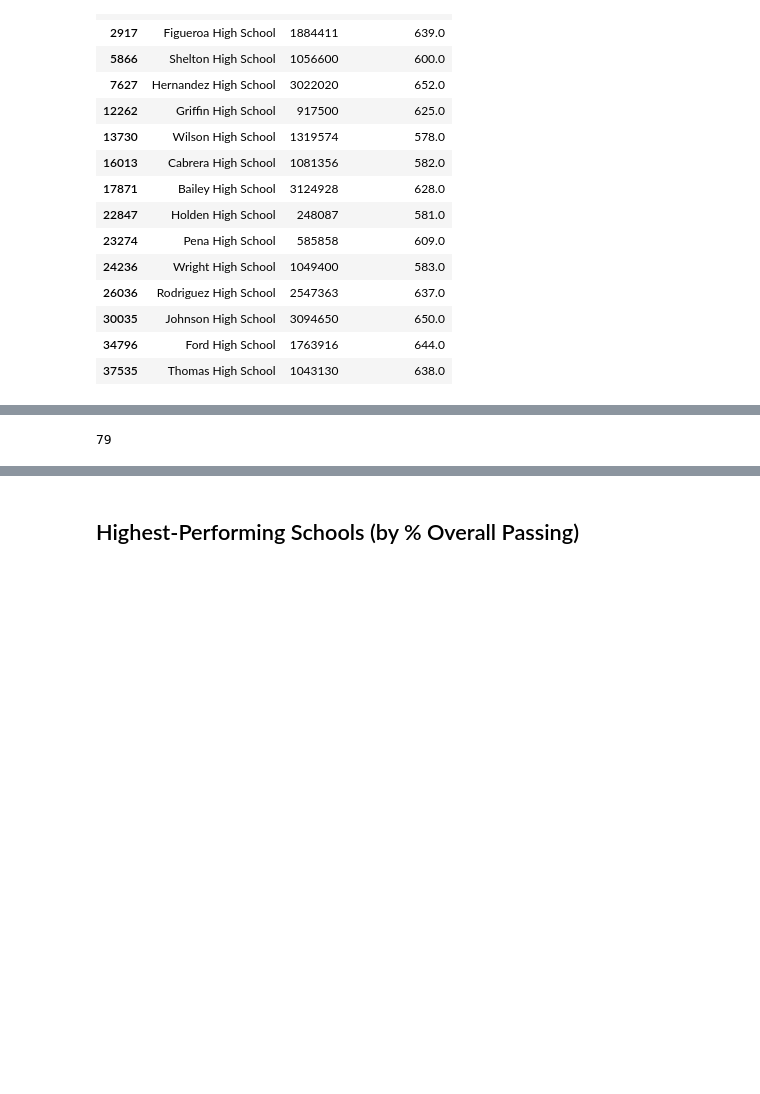
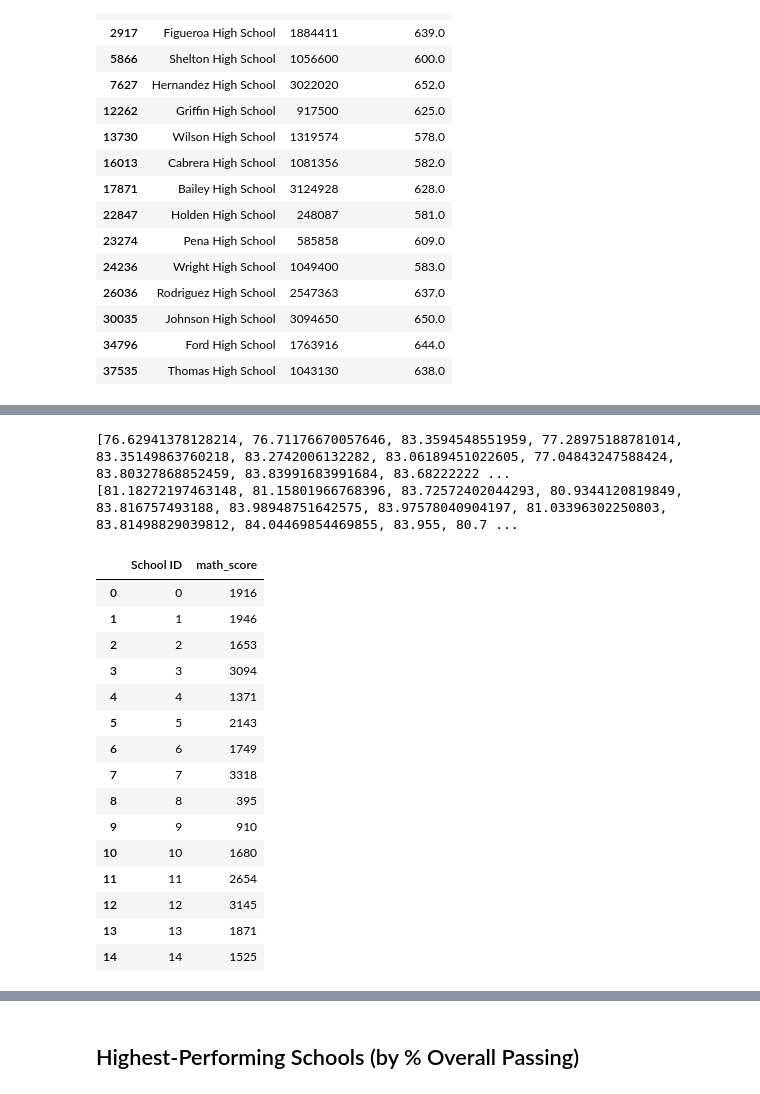
Before and after one commit to maxpopper/pandas-challenge, a Jupyter notebook: PyCitySchools/PyCitySchools_real.ipynb, the cells around one changed output, grey strips where cells are left out. Saved outputs shown, nothing was run; the diff lists cells and outputs as text; code cells hidden in the pictures; blank space fills up the shorter version.

Commit message:
by school analysis

```diff
--- a/PyCitySchools/PyCitySchools_real.ipynb
+++ b/PyCitySchools/PyCitySchools_real.ipynb
@@ -220,18 +180,37 @@ AttributeError: 'numpy.int64' object has no attribute 'toList'
-# %%
-math = 0
-names = list(trim_df['school_name'])
-i=0
-
-for name in names:
-    if name == school_data_complete.loc[i, 'school_name']:
-        math = math + school_data_complete.loc[i, 'math_score']
-
-math
-# %% [output]
-79
+# %%
+# Calculate the average test scores per school
+per_school_math = school_data_complete.groupby('School ID')['math_score'].mean().reset_index()
+per_school_reading = school_data_complete.groupby('School ID')['reading_score'].mean().reset_index()
+
+per_school_math = list(per_school_math['math_score'])
+per_school_reading = list(per_school_reading['reading_score'])
+
+print(per_school_math)
+print(per_school_reading)
+# %% [output]
+[76.62941378128214, 76.71176670057646, 83.3594548551959, 77.28975188781014, 83.35149863760218, 83.2742006132282, 83.06189451022605, 77.04843247588424, 83.80327868852459, 83.83991683991684, 83.68222222 ...
+[81.18272197463148, 81.15801966768396, 83.72572402044293, 80.9344120819849, 83.816757493188, 83.98948751642575, 83.97578040904197, 81.03396302250803, 83.81498829039812, 84.04469854469855, 83.955, 80.7 ...
 # %%
 # Calculate the number of students per school with math scores of 70 or higher
-students_passing_math =
-school_students_passing_math =
+students_passing_math = school_data_complete[school_data_complete['math_score']>=70]
+school_students_passing_math = students_passing_math.groupby('School ID')['math_score'].count().reset_index()
+school_students_passing_math
+# %% [output]
+|  | School ID | math_score |
+| 0 | 0 | 1916 |
+| 1 | 1 | 1946 |
+| 2 | 2 | 1653 |
+| 3 | 3 | 3094 |
+| 4 | 4 | 1371 |
+| 5 | 5 | 2143 |
+| 6 | 6 | 1749 |
+| 7 | 7 | 3318 |
+| 8 | 8 | 395 |
+| 9 | 9 | 910 |
+| 10 | 10 | 1680 |
+| 11 | 11 | 2654 |
+| 12 | 12 | 3145 |
+| 13 | 13 | 1871 |
+| 14 | 14 | 1525 |
 # %%
 # Calculate the number of students per school with reading scores of 70 or higher
```
Also changed, not shown: parts of 8 cells of this notebook.
